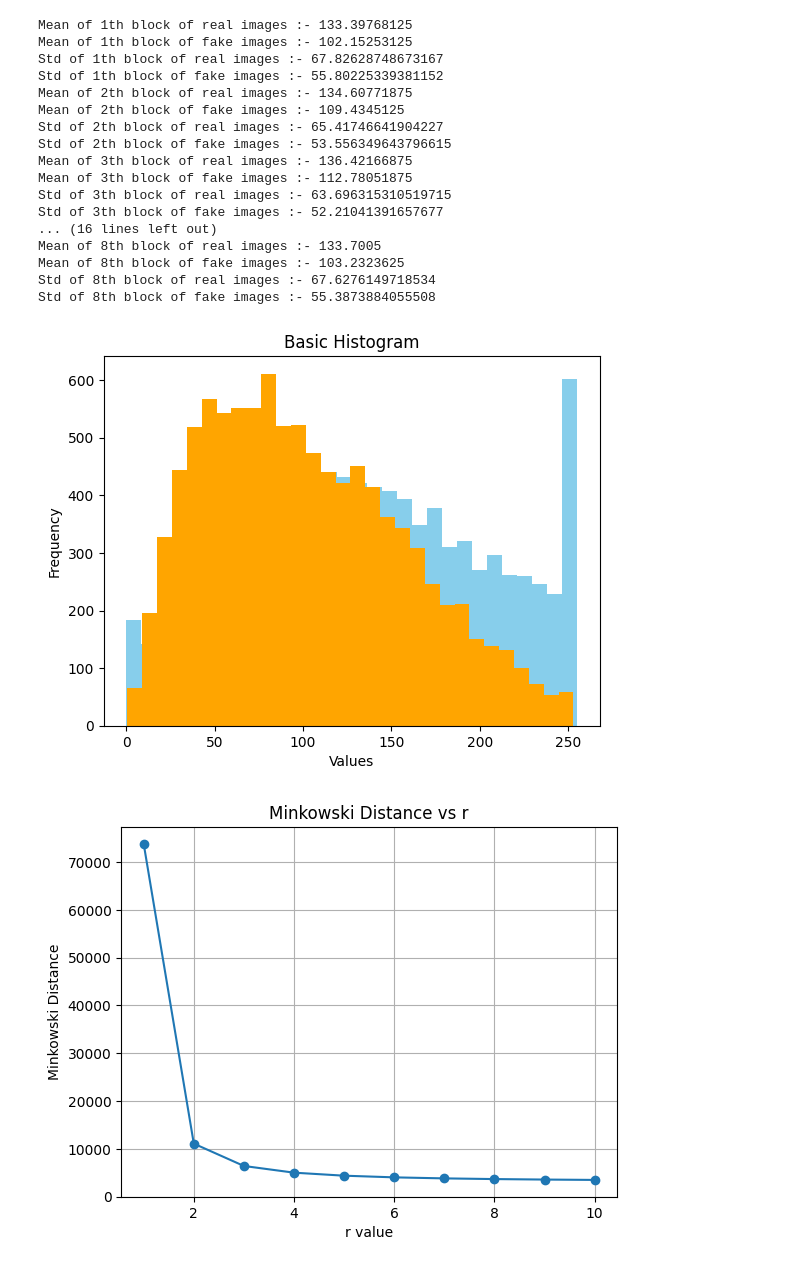
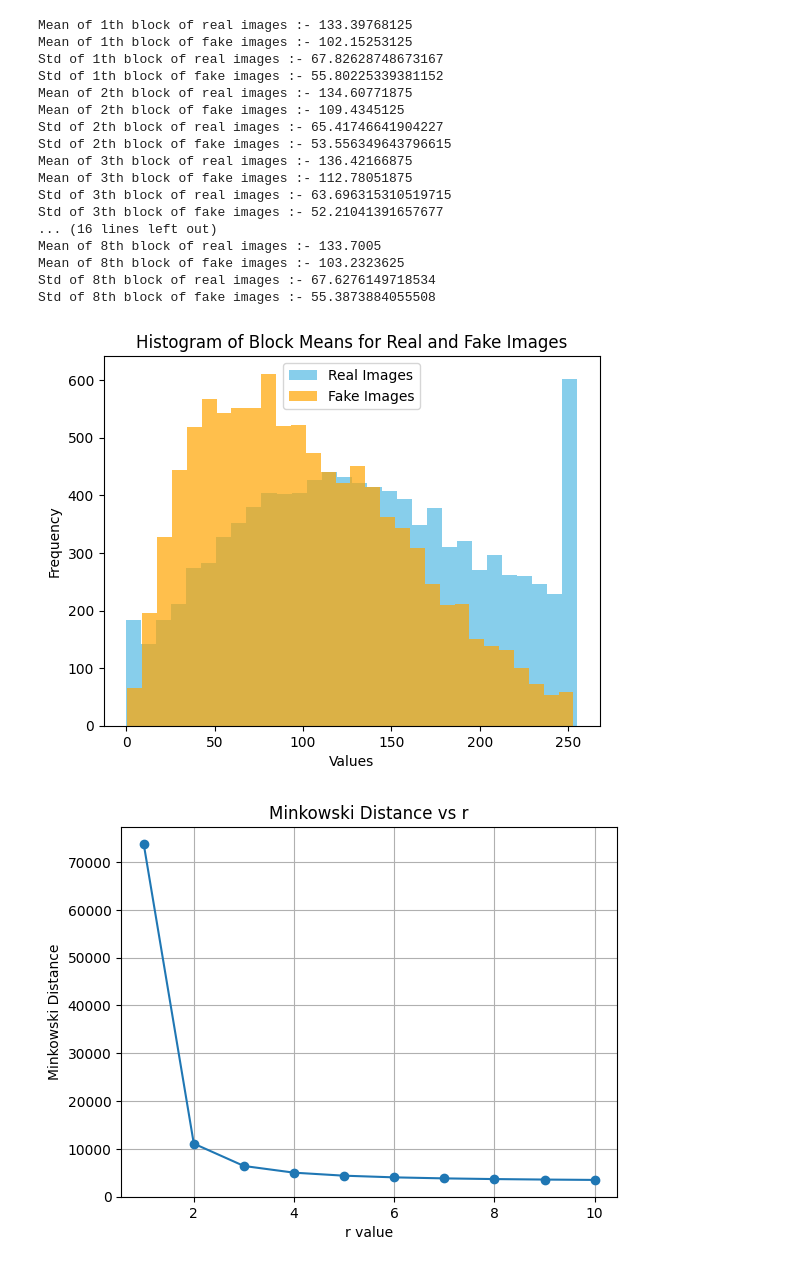
Before and after one commit to Joy2225/Machine-Learning, a Jupyter notebook: Lab 3/Lab3.ipynb, the cells around one changed output. Cells and saved outputs as stored; diff of their text form; code cells hidden in the pictures.

```diff
--- a/Lab 3/Lab3.ipynb
+++ b/Lab 3/Lab3.ipynb
@@ -56,46 +85,52 @@ def load_imgs_from_directory(directory, label, num_images=None):
 # %%
 import matplotlib.pyplot as plt
 
-fake_images_m,fake_images_v, fake_labels = load_imgs_from_directory(fake_dir, 0, num_images=num_images_to_load)
-real_images_m,real_images_v, real_labels = load_imgs_from_directory(real_dir, 1, num_images=num_images_to_load)
-# print(len(real_images_m))
+# Load the means, variances, and labels for fake and real images
+fake_images_m, fake_images_v, fake_labels = load_imgs_from_directory(fake_dir, 0, num_images=num_images_to_load)
+real_images_m, real_images_v, real_labels = load_imgs_from_directory(real_dir, 1, num_images=num_images_to_load)
+
+# Iterate through the first 8 blocks and calculate statistics for real and fake images
 for j in range(8):
-    a=[i[j] for i in real_images_m]
-    b=[i[j] for i in fake_images_m]
-    print("Mean of "+str(j+1)+"th block of real images :- " + str(np.mean(a)))
-    print("Mean of "+str(j+1)+"th block of fake images :- " + str(np.mean(b)))
-    print("Std of "+str(j+1)+"th block of real images :- " + str(np.std(a)))
-    print("Std of "+str(j+1)+"th block of fake images :- " + str(np.std(b)))
-    # print("Distance between "+str(j+1)+"th block mean of fake images and real :- " + str(np.linalg.norm(a-b)))
+    # Extract the j-th block mean from real and fake images
+    a = [i[j] for i in real_images_m]
+    b = [i[j] for i in fake_images_m]
 
+    # Print mean and standard deviation statistics for the j-th block
+    print("Mean of " + str(j+1) + "th block of real images :- " + str(np.mean(a)))
+    print("Mean of " + str(j+1) + "th block of fake images :- " + str(np.mean(b)))
+    print("Std of " + str(j+1) + "th block of real images :- " + str(np.std(a)))
+    print("Std of " + str(j+1) + "th block of fake images :- " + str(np.std(b)))
 
-a=[i[0] for i in real_images_m]
-b=[i[0] for i in fake_images_m]
-plt.hist(x=a, bins=30, color='skyblue')
-plt.hist(x=b, bins=30, color='orange')
+# Plot histograms of the first block mean values for real and fake images
+a = [i[0] for i in real_images_m]
+b = [i[0] for i in fake_images_m]
+
+plt.hist(x=a, bins=30, color='skyblue', label='Real Images')
+plt.hist(x=b, bins=30, color='orange', alpha=0.7, label='Fake Images')  # Adding alpha for better overlap visualization
 
 plt.xlabel('Values')
 plt.ylabel('Frequency')
-plt.title('Basic Histogram')
+plt.title('Histogram of Block Means for Real and Fake Images')
+plt.legend()  # Adding legend to differentiate between real and fake images
 plt.show()
 # %% [output]
 Mean of 1th block of real images :- 133.39768125
 Mean of 1th block of fake images :- 102.15253125
 Std of 1th block of real images :- 67.82628748673167
 Std of 1th block of fake images :- 55.80225339381152
 Mean of 2th block of real images :- 134.60771875
 Mean of 2th block of fake images :- 109.4345125
 Std of 2th block of real images :- 65.41746641904227
 Std of 2th block of fake images :- 53.556349643796615
 Mean of 3th block of real images :- 136.42166875
 Mean of 3th block of fake images :- 112.78051875
 Std of 3th block of real images :- 63.696315310519715
 Std of 3th block of fake images :- 52.21041391657677
 ... (16 lines left out)
 Mean of 8th block of real images :- 133.7005
 Mean of 8th block of fake images :- 103.2323625
 Std of 8th block of real images :- 67.6276149718534
 Std of 8th block of fake images :- 55.3873884055508
-[figure, old version]
+[figure, new version]
 # %%
 def feature_vec(mean, var):
```
Also changed, not shown: parts of 12 cells of this notebook, 1 other file.
